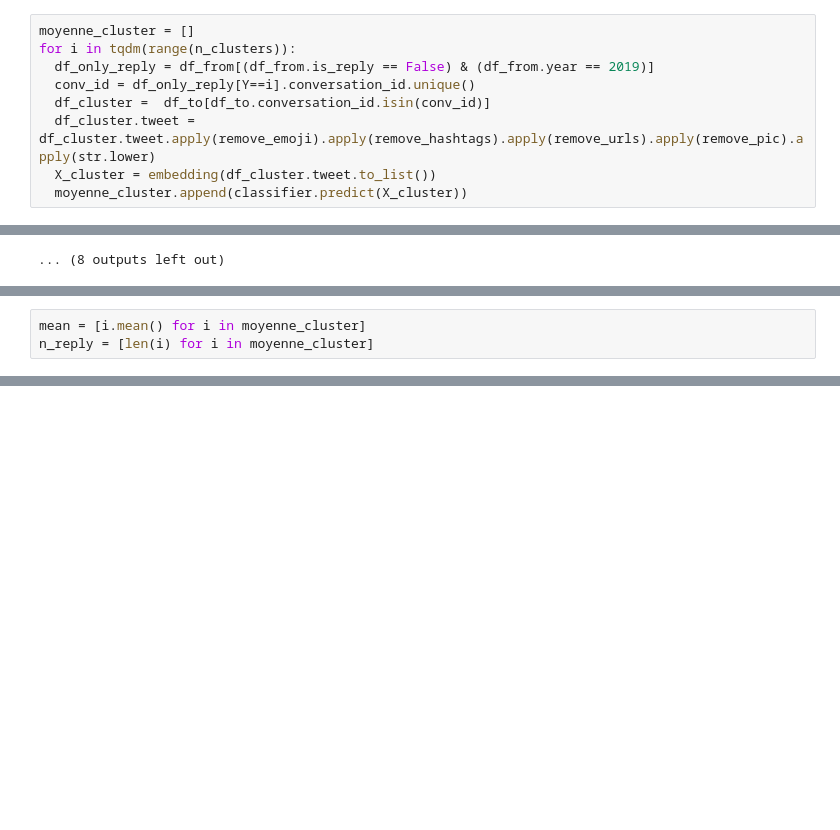
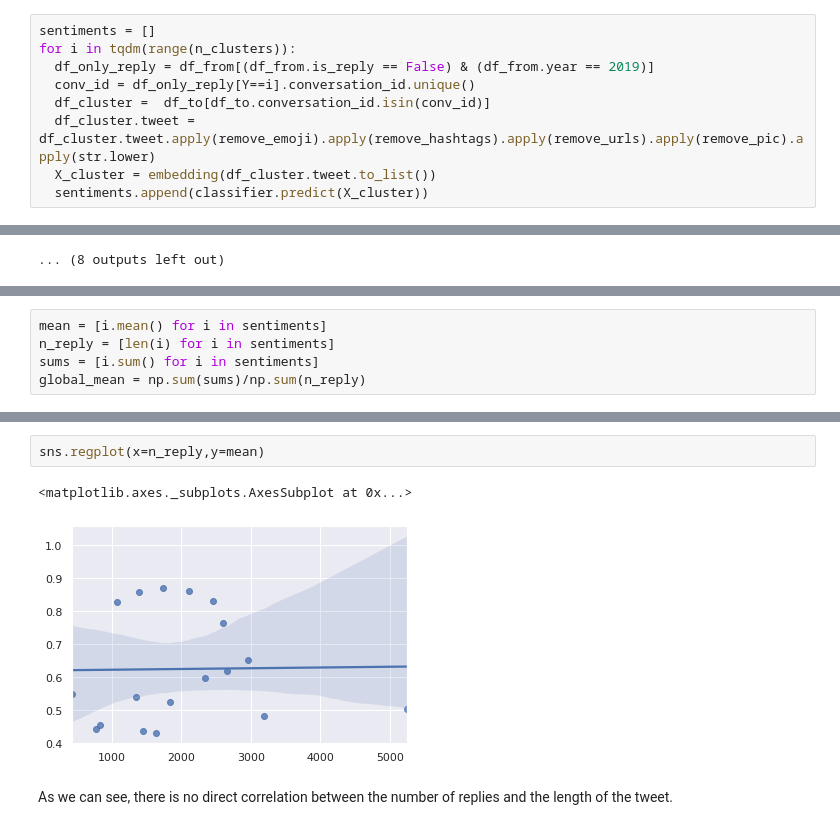
Before and after one commit to charlyandral/NLP-ENSAE-2020, a Jupyter notebook: Projet_NLP.ipynb, the cells around one changed output, grey strips where cells are left out. Saved outputs shown, nothing was run; the diff lists cells and outputs as text; blank space fills up the shorter version.

```diff
--- a/Projet_NLP.ipynb
+++ b/Projet_NLP.ipynb
@@ -1072,12 +1017,12 @@ weighted avg       0.72      0.72      0.72       721
 # %%
-moyenne_cluster = []
+sentiments = []
 for i in tqdm(range(n_clusters)):
   df_only_reply = df_from[(df_from.is_reply == False) & (df_from.year == 2019)]
   conv_id = df_only_reply[Y==i].conversation_id.unique()
   df_cluster =  df_to[df_to.conversation_id.isin(conv_id)]
   df_cluster.tweet = df_cluster.tweet.apply(remove_emoji).apply(remove_hashtags).apply(remove_urls).apply(remove_pic).apply(str.lower)
   X_cluster = embedding(df_cluster.tweet.to_list())
-  moyenne_cluster.append(classifier.predict(X_cluster))
+  sentiments.append(classifier.predict(X_cluster))
 # %% [output]
 [interactive output not drawn]
 A value is trying to be set on a copy of a slice from a DataFrame.
@@ -1099,3 +1046,5 @@ See the caveats in the documentation: https://pandas.pydata.org/pandas-docs/stab
 # %%
-mean = [i.mean() for i in moyenne_cluster]
-n_reply = [len(i) for i in moyenne_cluster]
+mean = [i.mean() for i in sentiments]
+n_reply = [len(i) for i in sentiments]
+sums = [i.sum() for i in sentiments]
+global_mean = np.sum(sums)/np.sum(n_reply)
@@ -1110,0 +1080,7 @@ metrics.mean_squared_error(y_pred,y_test)
+# %%
+sns.regplot(x=n_reply,y=mean)
+# %% [output]
+<matplotlib.axes._subplots.AxesSubplot at 0x...>
+[figure, added]
+# %% [markdown]
+As we can see, there is no direct correlation between the number of replies and the length of the tweet.
```
Also changed, not shown: parts of 27 cells of this notebook.
